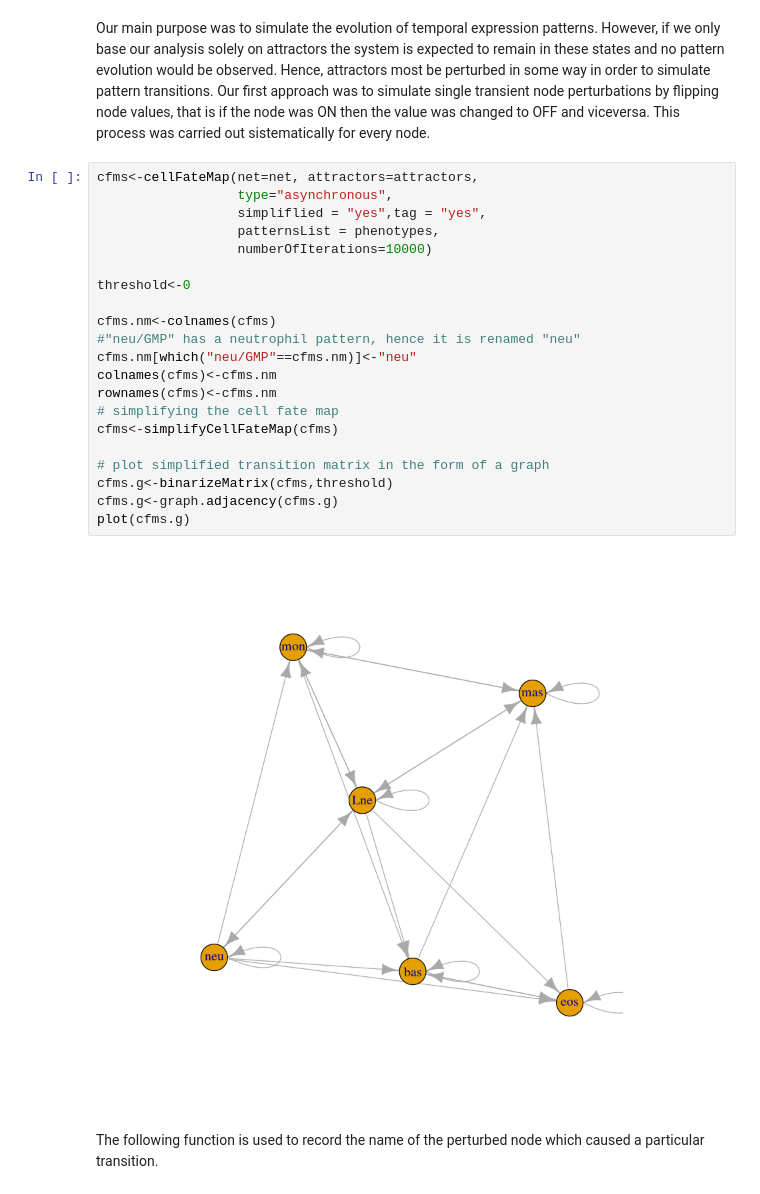
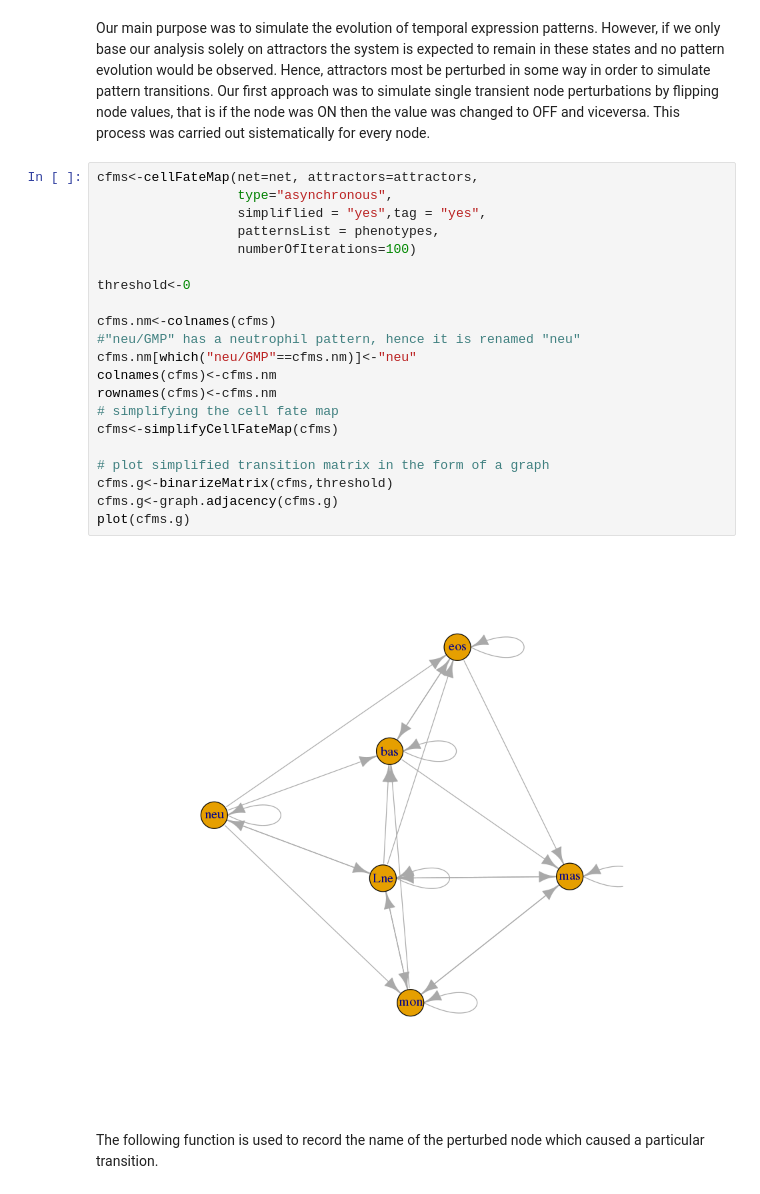
Before and after one commit to caramirezal/GRNModel, a Jupyter notebook: regulatoryNetworkGMPModelSupplementaryInfo.ipynb, the cells around one changed output. Drawn from its saved outputs; the diff is of its cells as text.

Commit message:
figures agree with thesis results

```diff
--- a/regulatoryNetworkGMPModelSupplementaryInfo.ipynb
+++ b/regulatoryNetworkGMPModelSupplementaryInfo.ipynb
@@ -163,26 +163,26 @@ Our first approach was to simulate single transient node perturbations by flippi
 # %%
 cfms<-cellFateMap(net=net, attractors=attractors,
                   type="asynchronous",
                   simpliflied = "yes",tag = "yes",
                   patternsList = phenotypes,
-                  numberOfIterations=10000)
+                  numberOfIterations=100)
 
 threshold<-0
 
 cfms.nm<-colnames(cfms)
 #"neu/GMP" has a neutrophil pattern, hence it is renamed "neu"
 cfms.nm[which("neu/GMP"==cfms.nm)]<-"neu"
 colnames(cfms)<-cfms.nm
 rownames(cfms)<-cfms.nm
 # simplifying the cell fate map
 cfms<-simplifyCellFateMap(cfms)
 
 # plot simplified transition matrix in the form of a graph
 cfms.g<-binarizeMatrix(cfms,threshold)
 cfms.g<-graph.adjacency(cfms.g)
 plot(cfms.g)
 # %% [output]
-[figure, old version]
+[figure, new version]
 # %% [markdown]
 The following function is used to record the name of the perturbed node which caused a particular transition.
 # %%
```
Also changed, not shown: parts of 6 cells of this notebook.
